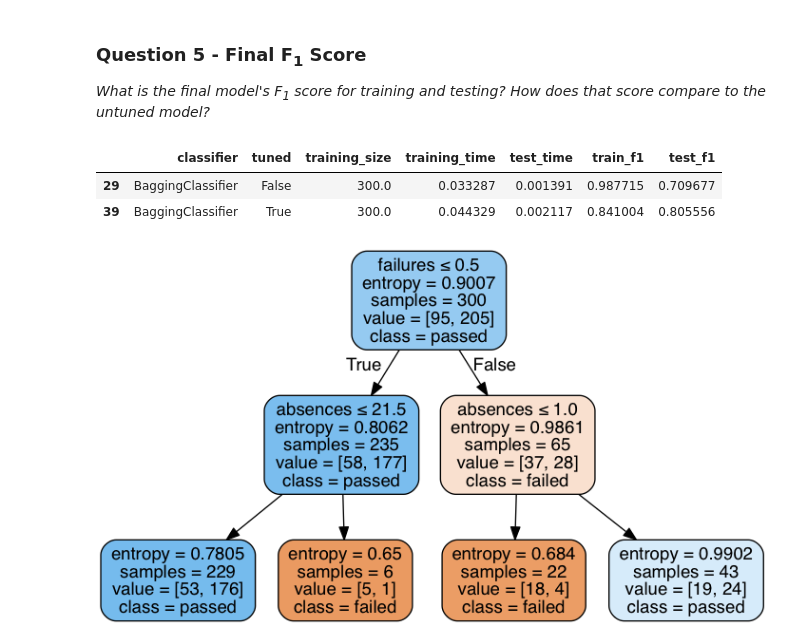
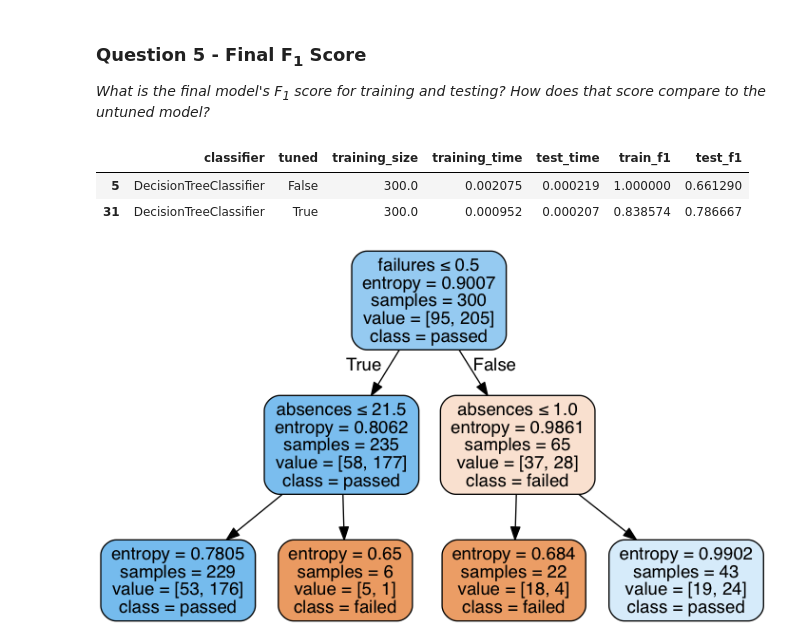
Before and after one commit to cjammi/machine-learning, a Jupyter notebook: projects/student_intervention/student_intervention.ipynb, the cells around one changed output. Drawn from its saved outputs; the diff is of its cells as text; code cells hidden in the pictures.

Commit message:
Add comparison between different tuned classifiers

```diff
--- a/projects/student_intervention/student_intervention.ipynb
+++ b/projects/student_intervention/student_intervention.ipynb
@@ -738,11 +738,11 @@ exec_train_predict(tuned_classifiers, data_tune, X_test, y_test, df, tuned=True)
 ### Question 5 - Final F<sub>1</sub> Score
 *What is the final model's F<sub>1</sub> score for training and testing? How does that score compare to the untuned model?*
 # %%
-df[(df.classifier=='BaggingClassifier') & (df.training_size==300)]
+df[(df.classifier=='DecisionTreeClassifier') & (df.training_size==300)]
 # %% [output]
 |  | classifier | tuned | training_size | training_time | test_time | train_f1 | test_f1 |
-| 29 | BaggingClassifier | False | 300.0 | 0.033287 | 0.001391 | 0.987715 | 0.709677 |
-| 39 | BaggingClassifier | True | 300.0 | 0.044329 | 0.002117 | 0.841004 | 0.805556 |
+| 5 | DecisionTreeClassifier | False | 300.0 | 0.002075 | 0.000219 | 1.000000 | 0.661290 |
+| 31 | DecisionTreeClassifier | True | 300.0 | 0.000952 | 0.000207 | 0.838574 | 0.786667 |
 # %%
 import sklearn.tree as treelib
 from sklearn.externals.six import StringIO
```
Also changed, not shown: parts of 3 cells of this notebook.
